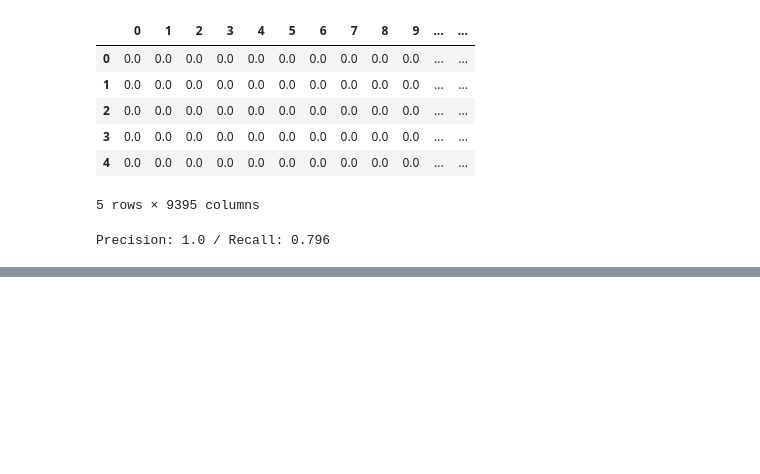
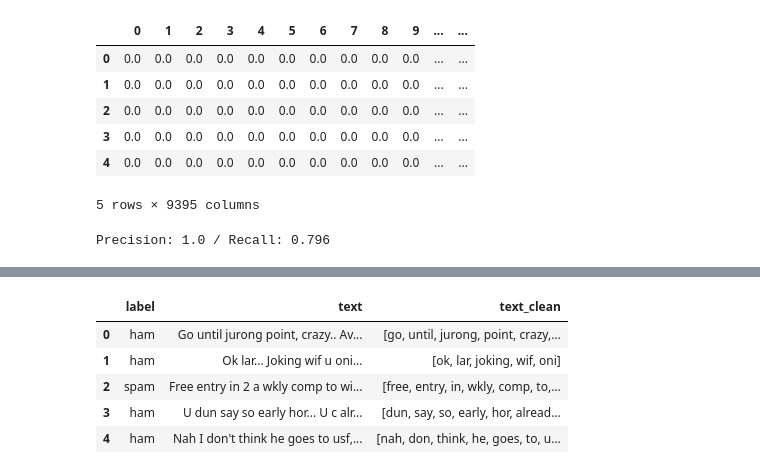
Before and after one commit to jyoung10078/NLP_Project, a Jupyter notebook: NLPTutorial_Notes.ipynb, the cells around one changed output, grey strips where cells are left out. Drawn from its saved outputs; the diff is of its cells as text; code cells hidden in the pictures; blank space fills up the shorter version.

```diff
--- a/NLPTutorial_Notes.ipynb
+++ b/NLPTutorial_Notes.ipynb
@@ -232,0 +300,12 @@ Precision: 1.0 / Recall: 0.796
+# %%
+# Read in data and clean up column names
+import gensim
+import numpy as np
+import pandas as pd
+from sklearn.model_selection import train_test_split
+pd.set_option('display.max_colwidth',100)
+
+messages = pd.read_csv('/Users/jared/Downloads/Ex_Files_Adv_NLP_Python_ML/Exercise Files/data/spam.csv', encoding = 'latin-1')
+messages = messages.drop(labels = ["Unnamed: 2", "Unnamed: 3", "Unnamed: 4"], axis = 1)
+messages.columns = ["label", "text"]
+messages.head()
@@ -232,0 +319,11 @@ Precision: 1.0 / Recall: 0.796
+# %%
+# Using gensim's built-in data pre-processor
+messages['text_clean'] = messages['text'].apply(lambda x: gensim.utils.simple_preprocess(x))
+messages.head()
+# %% [output]
+|  | label | text | text_clean |
+| 0 | ham | Go until jurong point, crazy.. Av... | [go, until, jurong, point, crazy,... |
+| 1 | ham | Ok lar... Joking wif u oni... | [ok, lar, joking, wif, oni] |
+| 2 | spam | Free entry in 2 a wkly comp to wi... | [free, entry, in, wkly, comp, to,... |
+| 3 | ham | U dun say so early hor... U c alr... | [dun, say, so, early, hor, alread... |
+| 4 | ham | Nah I don't think he goes to usf,... | [nah, don, think, he, goes, to, u... |
```
Also changed, not shown: parts of 16 cells of this notebook.
